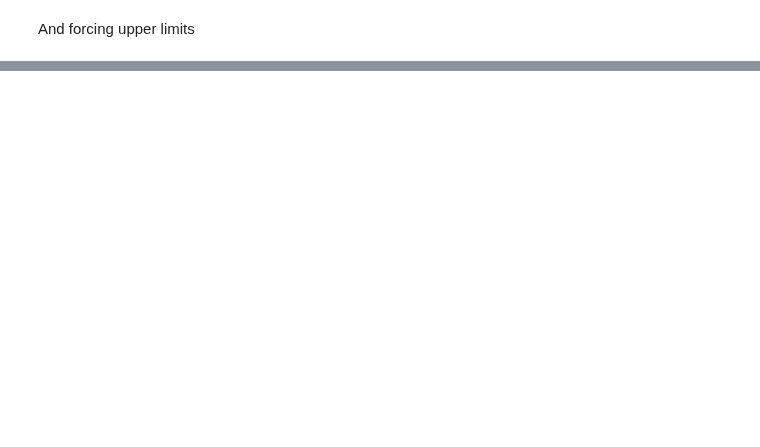
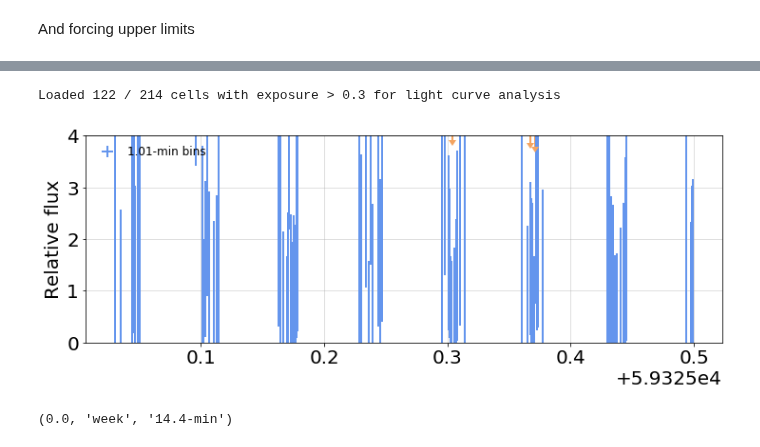
Before and after one commit to tburnett/wtlike, a Jupyter notebook: nbs/09_lightcurve.ipynb, the cells around one changed output, grey strips where cells are left out. Drawn from its saved outputs; the diff is of its cells as text; code cells hidden in the pictures; blank space fills up the shorter version.

```diff
--- a/nbs/09_lightcurve.ipynb
+++ b/nbs/09_lightcurve.ipynb
@@ -301,3 +350,16 @@ if config.valid:
+# %%
+lc2 = lc.rebinned_copy((-8,-7.5, 1/24/60))
+lc2.plot_flux(ylim=(0,4))
+# %% [output]
+Loaded 122 / 214 cells with exposure > 0.3 for light curve analysis
+[figure, added]
+# %%
+bin_size_name(np.linspace(0,10,11))
+tw = lc2.lc_df.tw.values
+atw = round(tw.mean(),2)
+atw , bin_size_name(float(atw)), bin_size_name(0.01)
+# %% [output]
+(0.0, 'week', '14.4-min')
 # %%
 #hide
 from nbdev.export import notebook2script
```
Also changed, not shown: parts of 11 cells of this notebook, 18 other files.
